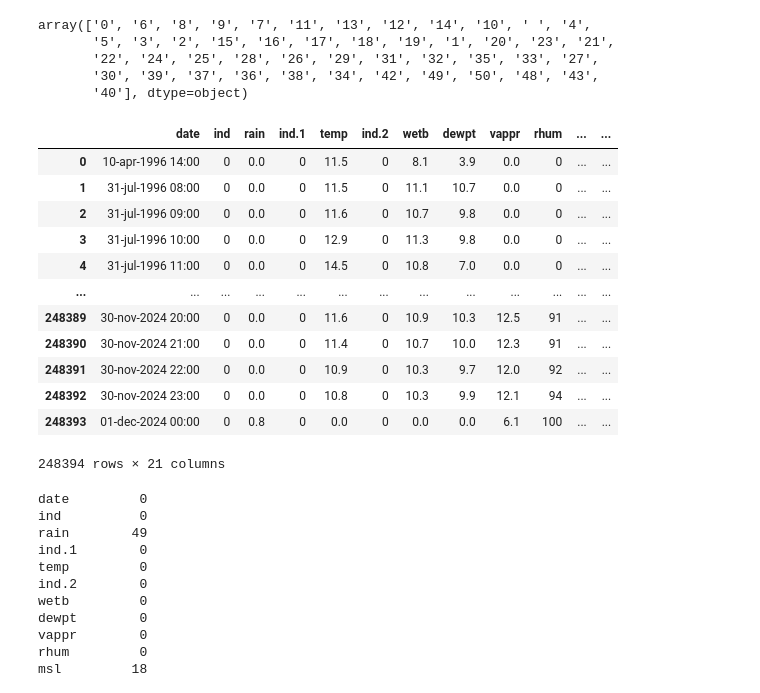
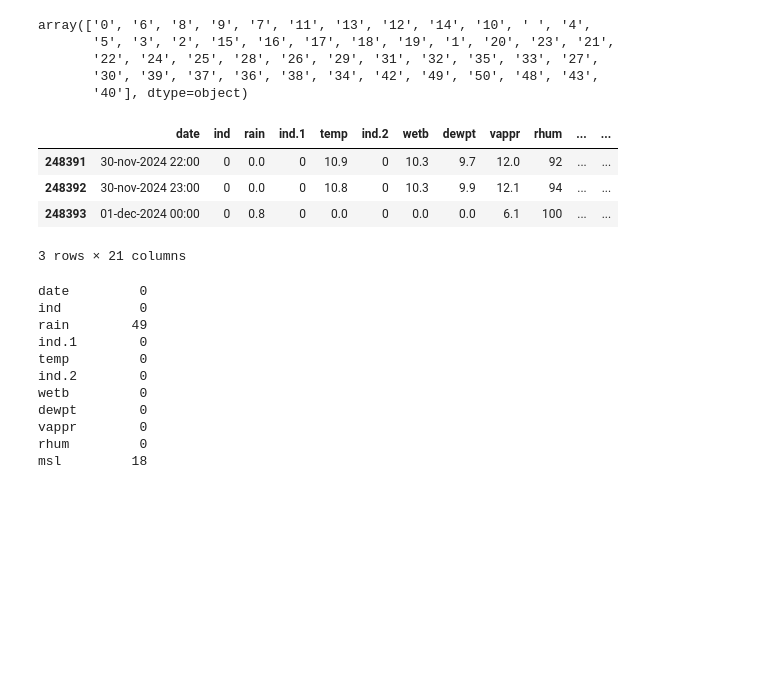
Before and after one commit to Gtalen/PFDA, a Jupyter notebook: pfda_assignment/assignment_6_weather.ipynb, the cells around one changed output. Cells and saved outputs as stored; diff of their text form; code cells hidden in the pictures; blank space fills up the shorter version.

```diff
--- a/pfda_assignment/assignment_6_weather.ipynb
+++ b/pfda_assignment/assignment_6_weather.ipynb
@@ -150,21 +141,14 @@ array(['0', '6', '8', '9', '7', '11', '13', '12', '14', '10', ' ', '4',
        '30', '39', '37', '36', '38', '34', '42', '49', '50', '48', '43',
        '40'], dtype=object)
 # %%
+# Rename the dataframe
 # Find and replace empty strings with NaN using regular expression
 df_clean = df.replace(r'^\s*$', np.nan, regex=True)
-df_clean
+df_clean.tail(3)
 # %% [output]
 |  | date | ind | rain | ind.1 | temp | ind.2 | wetb | dewpt | vappr | rhum | ... | ... |
-| 0 | 10-apr-1996 14:00 | 0 | 0.0 | 0 | 11.5 | 0 | 8.1 | 3.9 | 0.0 | 0 | ... | ... |
-| 1 | 31-jul-1996 08:00 | 0 | 0.0 | 0 | 11.5 | 0 | 11.1 | 10.7 | 0.0 | 0 | ... | ... |
-| 2 | 31-jul-1996 09:00 | 0 | 0.0 | 0 | 11.6 | 0 | 10.7 | 9.8 | 0.0 | 0 | ... | ... |
-| 3 | 31-jul-1996 10:00 | 0 | 0.0 | 0 | 12.9 | 0 | 11.3 | 9.8 | 0.0 | 0 | ... | ... |
-| 4 | 31-jul-1996 11:00 | 0 | 0.0 | 0 | 14.5 | 0 | 10.8 | 7.0 | 0.0 | 0 | ... | ... |
-| ... | ... | ... | ... | ... | ... | ... | ... | ... | ... | ... | ... | ... |
-| 248389 | 30-nov-2024 20:00 | 0 | 0.0 | 0 | 11.6 | 0 | 10.9 | 10.3 | 12.5 | 91 | ... | ... |
-| 248390 | 30-nov-2024 21:00 | 0 | 0.0 | 0 | 11.4 | 0 | 10.7 | 10.0 | 12.3 | 91 | ... | ... |
 | 248391 | 30-nov-2024 22:00 | 0 | 0.0 | 0 | 10.9 | 0 | 10.3 | 9.7 | 12.0 | 92 | ... | ... |
 | 248392 | 30-nov-2024 23:00 | 0 | 0.0 | 0 | 10.8 | 0 | 10.3 | 9.9 | 12.1 | 94 | ... | ... |
 | 248393 | 01-dec-2024 00:00 | 0 | 0.8 | 0 | 0.0 | 0 | 0.0 | 0.0 | 6.1 | 100 | ... | ... |
-248394 rows × 21 columns
+3 rows × 21 columns
 # %%
```
Also changed, not shown: parts of 34 cells of this notebook, 1 other file.
